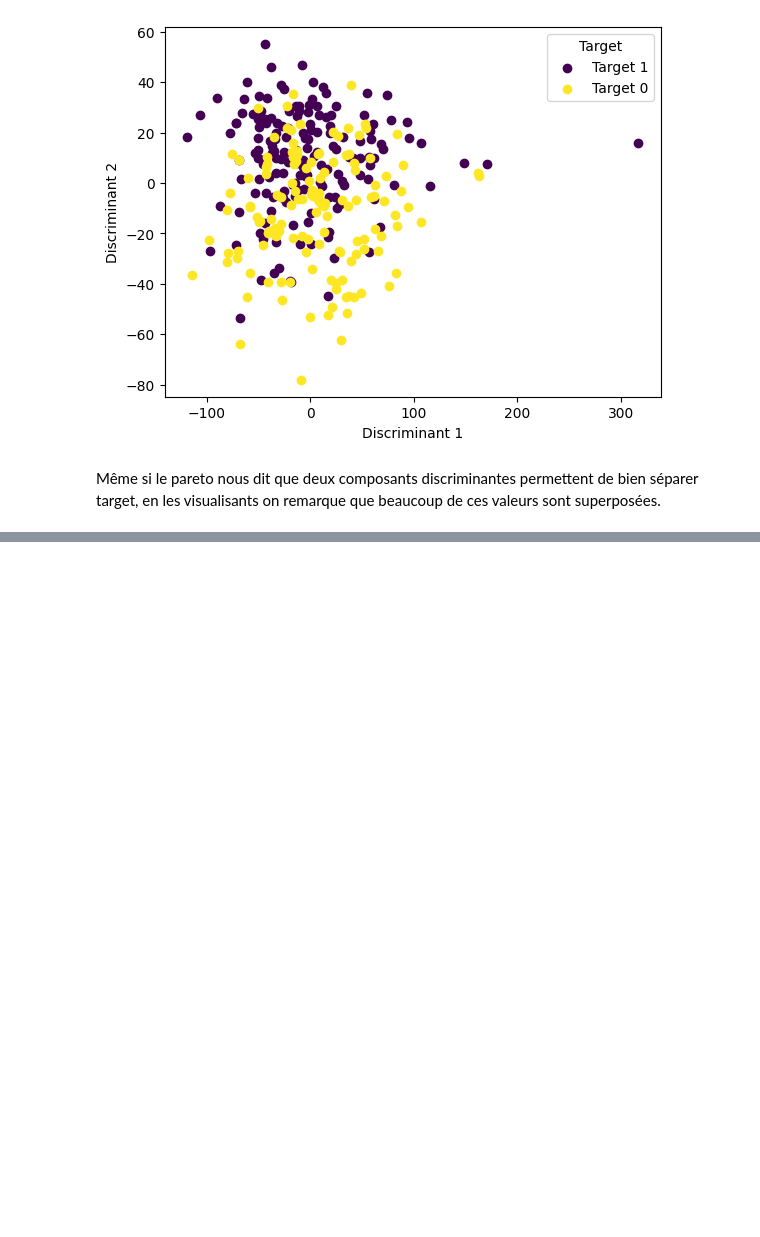
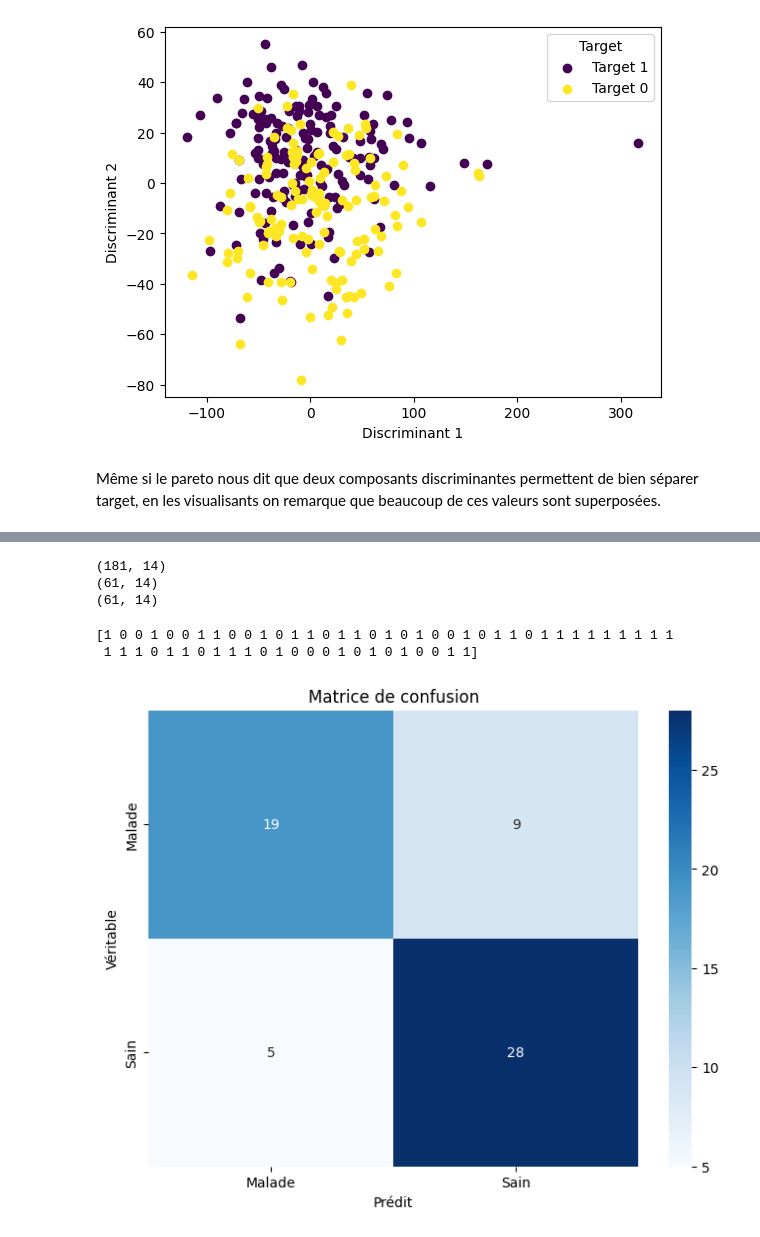
Before and after one commit to prichert17/Apprentissage_automatique_arbre_decision, a Jupyter notebook: main.ipynb, the cells around one changed output, grey strips where cells are left out. Drawn from its saved outputs; the diff is of its cells as text; code cells hidden in the pictures; blank space fills up the shorter version.

Commit message:
ajout arbre de décision (sans boucles pour tester les paramètres)

```diff
--- a/main.ipynb
+++ b/main.ipynb
@@ -193,0 +203,41 @@ ValueError: y should be a 1d array, got an array of shape (303, 14) instead.
+# %%
+label_encoder = LabelEncoder()
+y_encoded = label_encoder.fit_transform(X1['target'])
+
+# Split Apprentissage / Validation / Test (on prend 60% train, 20% validation, 20% test)
+X_train_val, X_test, y_train_val, y_test = train_test_split(X, y_encoded, test_size=0.2, stratify=y_encoded, random_state=42)
+
+X_train, X_val, y_train, y_val = train_test_split(X_train_val, y_train_val, test_size=0.25, stratify=y_train_val, random_state=42)  # 0.25 * 0.8 = 0.2 du total
+
+print(X_train.shape)
+print(X_val.shape)
+print(X_test.shape)
+# %% [output]
+(181, 14)
+(61, 14)
+(61, 14)
+# %%
+#Arbre de décision
+
+clf = DecisionTreeClassifier(random_state=0)
+clf.fit(X_train.iloc[:, :13], y_train)
+#faire des boucles pour essayer tout les paramètres possibles
+
+y_pred = clf.predict(X_val.iloc[:, :13])
+print(y_pred)
+
+decision_path = clf.decision_path(X_train.iloc[:, :13])
+#print(decision_path)
+
+#Matrice de confusion pour l'arbre de décision
+confusion = confusion_matrix(y_val, y_pred)
+plt.figure(figsize=(8, 6))
+sns.heatmap(confusion, annot=True, fmt='d', cmap='Blues', xticklabels=['Malade', 'Sain'], yticklabels=['Malade', 'Sain'])
+plt.title('Matrice de confusion')
+plt.xlabel('Prédit')
+plt.ylabel('Véritable')
+plt.show()
+# %% [output]
+[1 0 0 1 0 0 1 1 0 0 1 0 1 1 0 1 1 0 1 0 1 0 0 1 0 1 1 0 1 1 1 1 1 1 1 1 1
+ 1 1 1 0 1 1 0 1 1 1 0 1 0 0 0 1 0 1 0 1 0 0 1 1]
+[figure, added]
```
Also changed, not shown: parts of 2 cells of this notebook.
